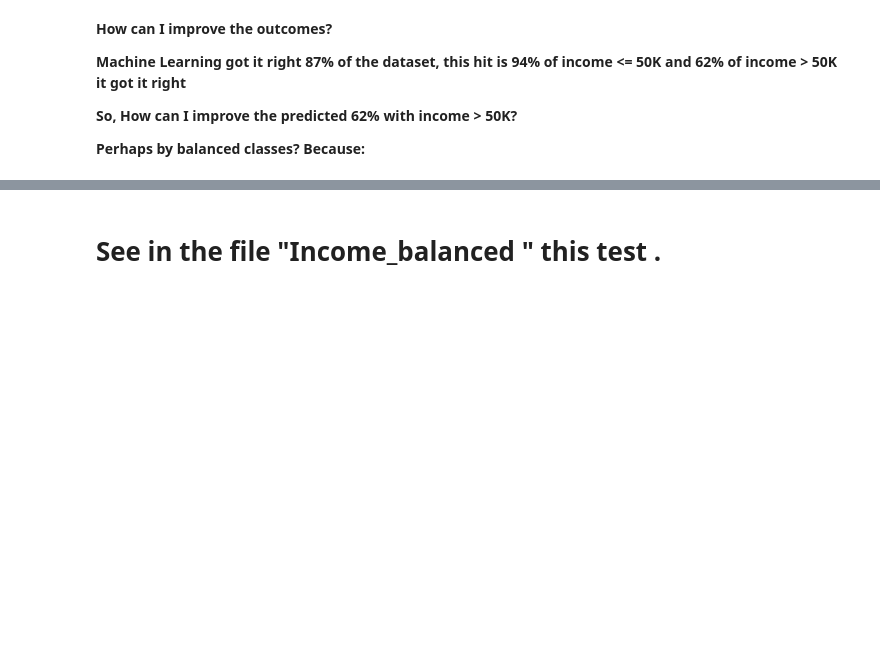
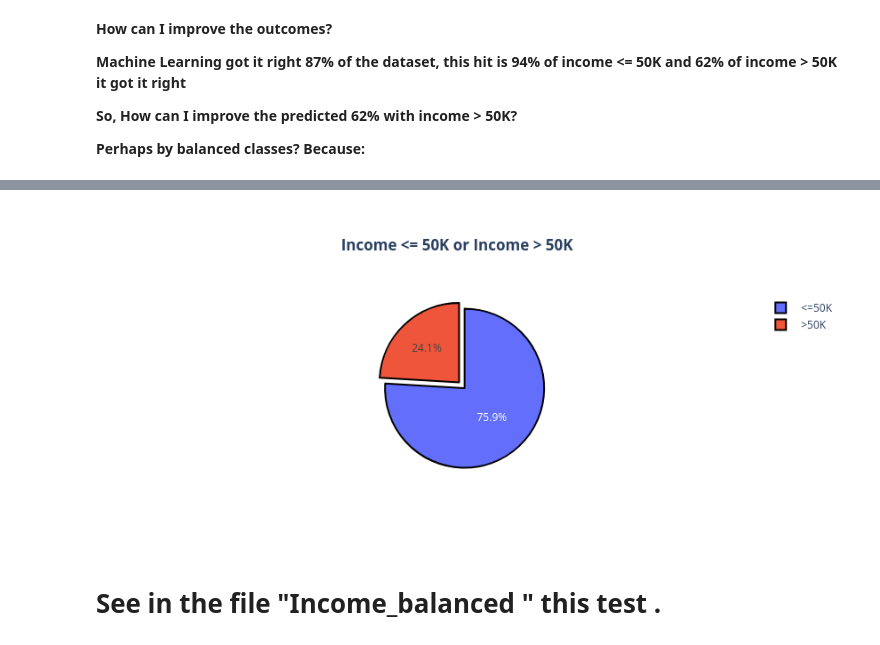
Before and after one commit to wand2020/Machine-Learning-Project-, a Jupyter notebook: Income.ipynb, the cells around one changed output, grey strips where cells are left out. Cells and saved outputs as stored; diff of their text form; code cells hidden in the pictures; blank space fills up the shorter version.

```diff
--- a/Income.ipynb
+++ b/Income.ipynb
@@ -708,2 +677,7 @@ py.iplot(fig)
+# %%
+from IPython.display import Image
+Image('Class_Income.png')
+# %% [output]
+[figure, added]
 # %% [markdown]
 # See in the file "Income_balanced " this test .
```
Also changed, not shown: parts of 1 cell of this notebook.
